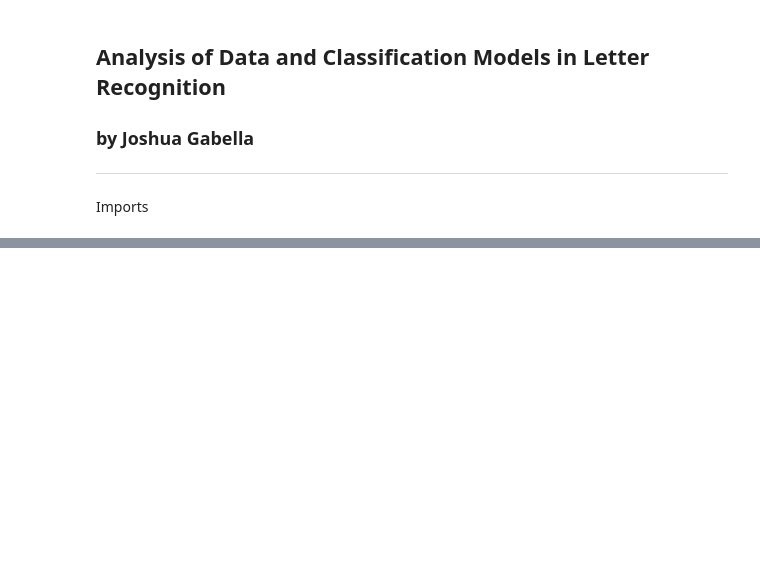
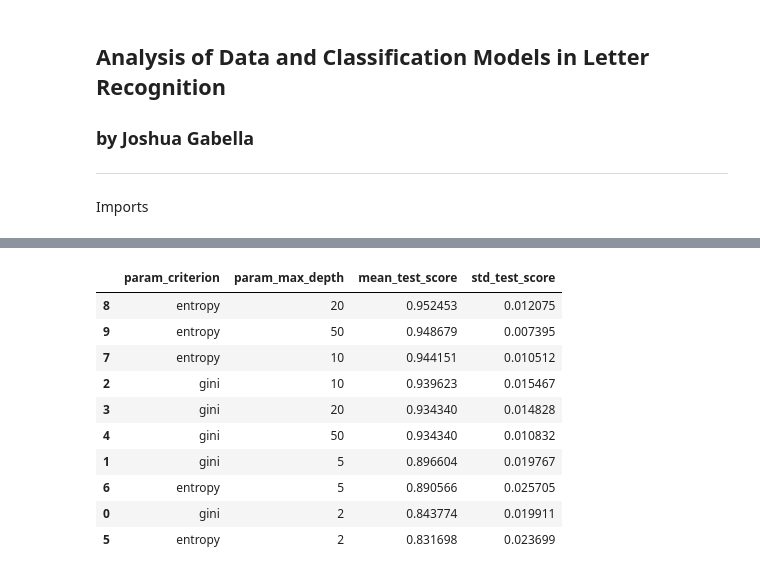
Before and after one commit to jgabella/cse514a-ProjectImplementation2, a Jupyter notebook: LetterRecognitionAnalysis.ipynb, the cells around one changed output, grey strips where cells are left out. Cells and saved outputs as stored; diff of their text form; code cells hidden in the pictures; blank space fills up the shorter version.

```diff
--- a/LetterRecognitionAnalysis.ipynb
+++ b/LetterRecognitionAnalysis.ipynb
@@ -31,0 +84,14 @@ scores = {param_value : cross_val_score(svm.SVC(kernel='rbf', C = param_value),
+# %%
+trimmed_tree_results.sort_values('mean_test_score', ascending=False)
+# %% [output]
+|  | param_criterion | param_max_depth | mean_test_score | std_test_score |
+| 8 | entropy | 20 | 0.952453 | 0.012075 |
+| 9 | entropy | 50 | 0.948679 | 0.007395 |
+| 7 | entropy | 10 | 0.944151 | 0.010512 |
+| 2 | gini | 10 | 0.939623 | 0.015467 |
+| 3 | gini | 20 | 0.934340 | 0.014828 |
+| 4 | gini | 50 | 0.934340 | 0.010832 |
+| 1 | gini | 5 | 0.896604 | 0.019767 |
+| 6 | entropy | 5 | 0.890566 | 0.025705 |
+| 0 | gini | 2 | 0.843774 | 0.019911 |
+| 5 | entropy | 2 | 0.831698 | 0.023699 |
```
Also changed, not shown: parts of 14 cells of this notebook.
